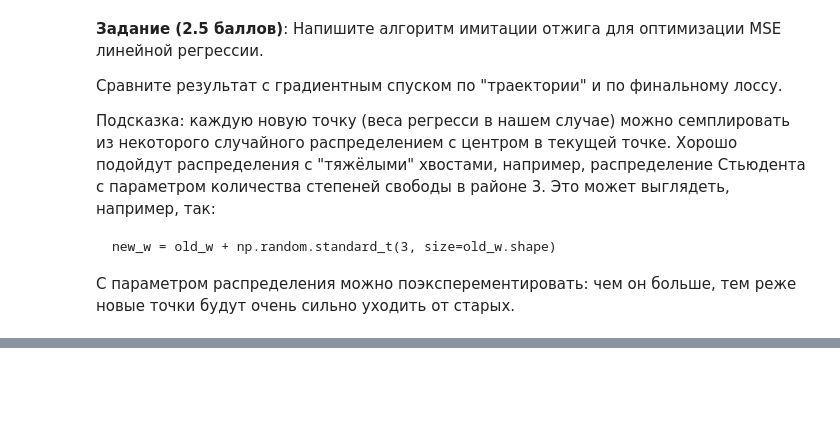
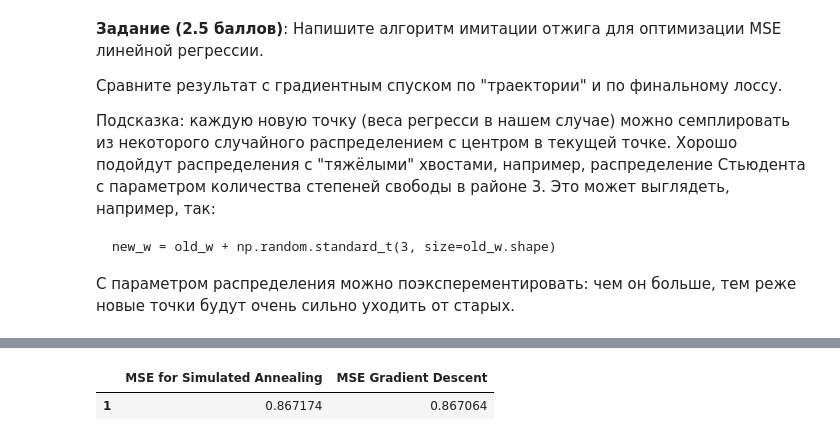
Before and after one commit to lapshinaaa/homework_machineLearning, a Jupyter notebook: gradient_descent_hw.ipynb, the cells around one changed output, grey strips where cells are left out. Drawn from its saved outputs; the diff is of its cells as text; code cells hidden in the pictures; blank space fills up the shorter version.

```diff
--- a/gradient_descent_hw.ipynb
+++ b/gradient_descent_hw.ipynb
@@ -1120,0 +1135,16 @@ print(loss.calc_loss(X, y, w_list[-1]))
+# %%
+# comparing MSE values for simulated annealing algorithm and gradient descent:
+MSE_annealing = [loss.calc_loss(X, y, weights_annealing[-1])]
+MSE_GD = [loss.calc_loss(X, y, weights_gradient_descent[-1])]
+
+losses_df = pd.DataFrame({'MSE for Simulated Annealing': MSE_annealing, 'MSE Gradient Descent': MSE_GD})
+losses_df.index += 1
+losses_df
+
+# Я очень много экспериментировала с параметрами для отжига: это и начальная температура, и то, с какой скоростью
+# эта температура будет меняться. Необходимо также было подобрать 'хорошее' распределение и функцию для подсчета
+# 'acceptance probability'. Изначально результаты на MSE были огромными: доходило до 10^8. Однако, после корректного подбора
+# параметров получила следующие результаты, которые сравнимы с результатами Градиентного спуска.
+# %% [output]
+|  | MSE for Simulated Annealing | MSE Gradient Descent |
+| 1 | 0.867174 | 0.867064 |
```
Also changed, not shown: parts of 6 cells of this notebook.
